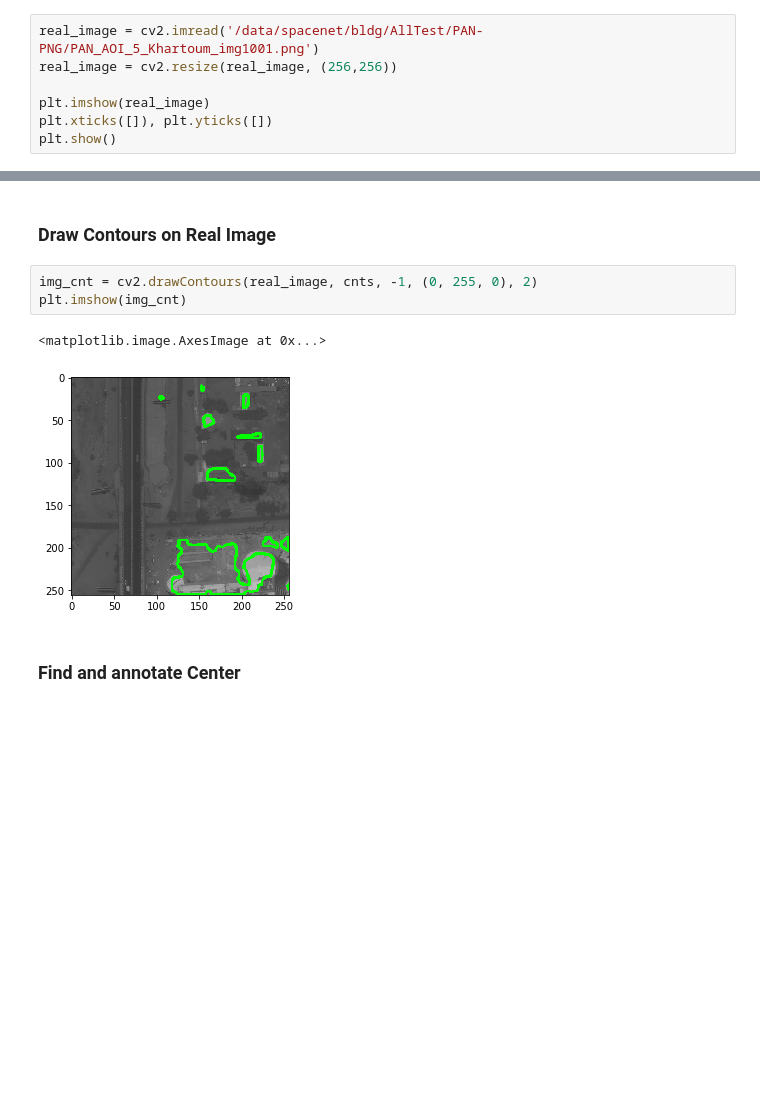
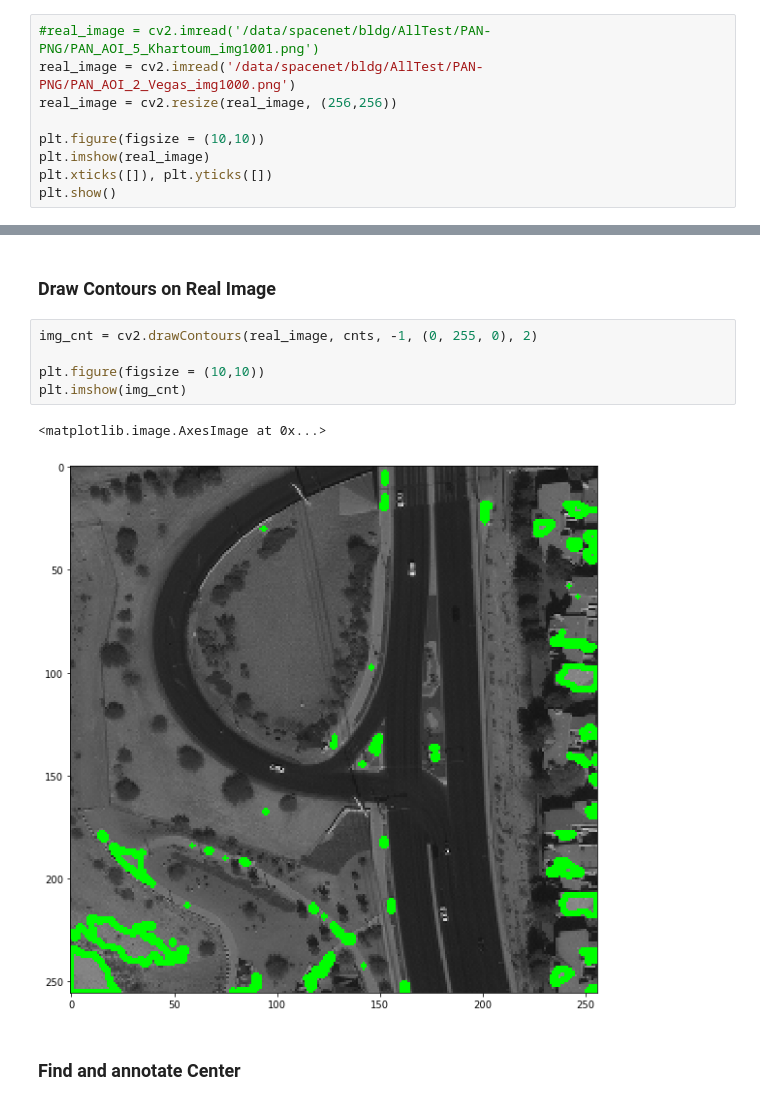
Before and after one commit to wp-cdas/UNet-Humphries, a Jupyter notebook: Center_Point.ipynb, the cells around one changed output, grey strips where cells are left out. Drawn from its saved outputs; the diff is of its cells as text; blank space fills up the shorter version.

```diff
--- a/Center_Point.ipynb
+++ b/Center_Point.ipynb
@@ -40,9 +55,11 @@ plt.show()
 # %% [markdown]
 ### Read and show Real Image
 # %%
-real_image = cv2.imread('/data/spacenet/bldg/AllTest/PAN-PNG/PAN_AOI_5_Khartoum_img1001.png')
+#real_image = cv2.imread('/data/spacenet/bldg/AllTest/PAN-PNG/PAN_AOI_5_Khartoum_img1001.png')
+real_image = cv2.imread('/data/spacenet/bldg/AllTest/PAN-PNG/PAN_AOI_2_Vegas_img1000.png')
 real_image = cv2.resize(real_image, (256,256))
 
+plt.figure(figsize = (10,10))
 plt.imshow(real_image)
 plt.xticks([]), plt.yticks([])
 plt.show()
@@ -59,10 +76,12 @@ cnts = imutils.grab_contours(cnts)
 ### Draw Contours on Real Image
 # %%
 img_cnt = cv2.drawContours(real_image, cnts, -1, (0, 255, 0), 2)
+
+plt.figure(figsize = (10,10))
 plt.imshow(img_cnt)
 # %% [output]
 <matplotlib.image.AxesImage at 0x...>
-[figure, old version]
+[figure, new version]
 # %% [markdown]
 ### Find and annotate Center
 # %%
```
Also changed, not shown: parts of 8 cells of this notebook, 2 other files.
